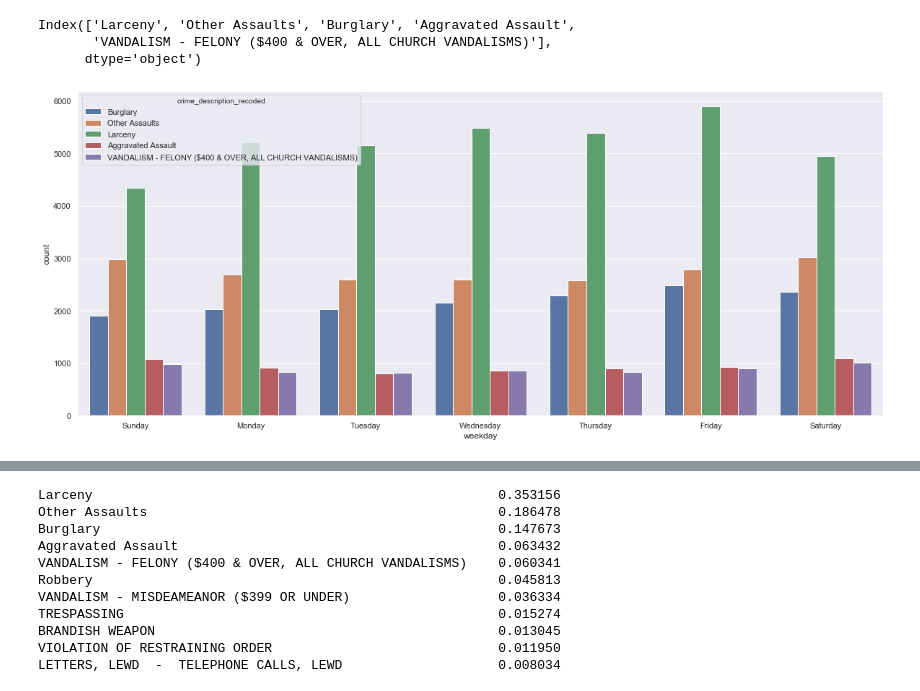
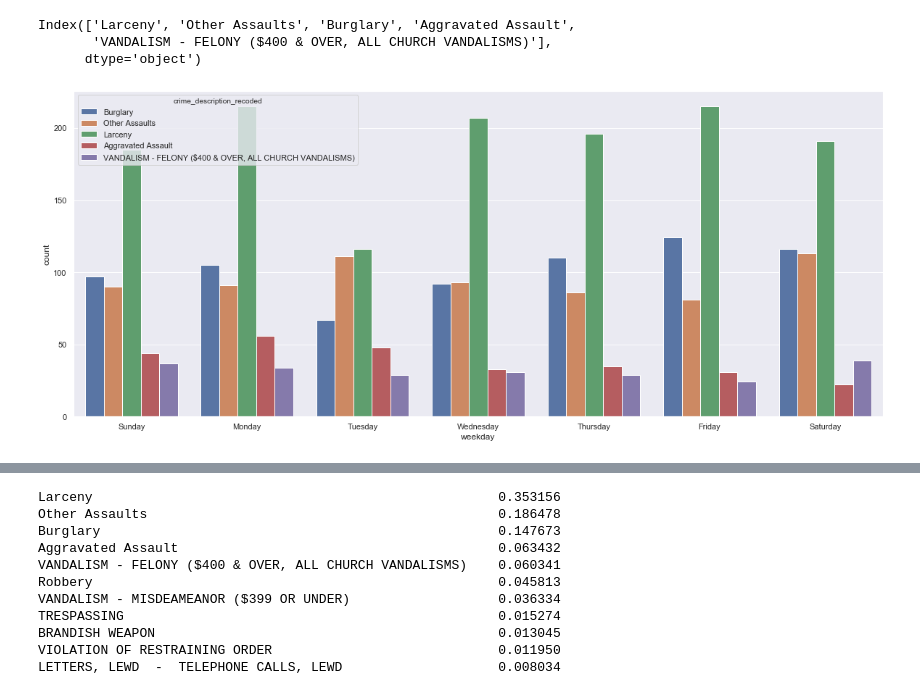
Before and after one commit to abreulastra/crime_analysis, a Jupyter notebook: crime_patterns_LA.ipynb, the cells around one changed output, grey strips where cells are left out. Drawn from its saved outputs; the diff is of its cells as text; code cells hidden in the pictures.

Commit message:
This commit updates the jupyter notebook, to bring more clarity about how to analyse crime incidences

```diff
--- a/crime_patterns_LA.ipynb
+++ b/crime_patterns_LA.ipynb
@@ -50,3 +55,6 @@ sns.set(rc={'figure.figsize':(20,8.27)})
 ax = sns.countplot(x="weekday", data=cri, order=['Sunday','Monday','Tuesday','Wednesday','Thursday','Friday','Saturday'])
 # %% [output]
 [figure]
+# %%
+sns.set(rc={'figure.figsize':(20,8.27)})
+ax = sns.countplot(x="weekday_reported", data=s_cri, order=['Sunday','Monday','Tuesday','Wednesday','Thursday','Friday','Saturday'])
@@ -65,6 +96,6 @@ Index(['Larceny', 'Other Assaults', 'Burglary', 'Aggravated Assault',
        'VANDALISM - FELONY ($400 & OVER, ALL CHURCH VANDALISMS)'],
       dtype='object')
 # %%
-ax = sns.countplot(x="weekday", data=cri[cri['crime_description_recoded'].isin(top_crimes)], hue = 'crime_description_recoded', order=['Sunday','Monday','Tuesday','Wednesday','Thursday','Friday','Saturday'])
+ax = sns.countplot(x="weekday", data=cri.loc[:3890][cri['crime_description_recoded'].isin(top_crimes)], hue = 'crime_description_recoded', order=['Sunday','Monday','Tuesday','Wednesday','Thursday','Friday','Saturday'])
 # %% [output]
-[figure, old version]
+[figure, new version]
```
Also changed, not shown: parts of 12 cells of this notebook, 1 other file.
